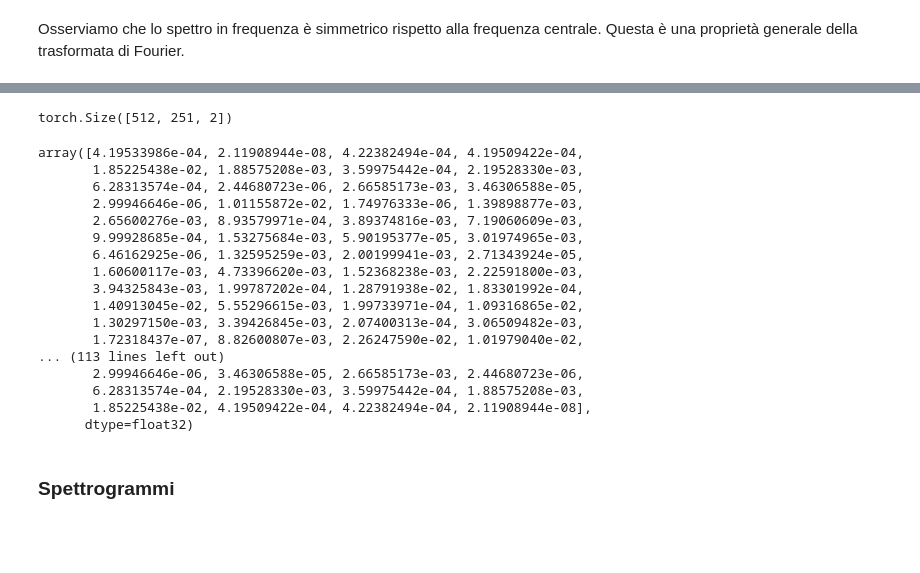
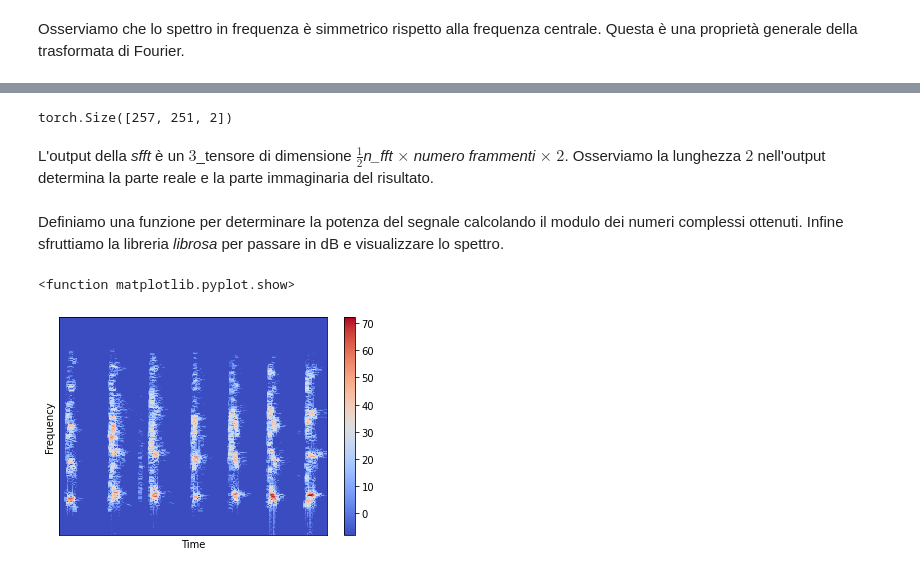
Before and after one commit to CodingTomo/TE-UrbanSound8K, a Jupyter notebook: TE_UrbanSound8K.ipynb, the cells around one changed output, grey strips where cells are left out. Saved outputs shown, nothing was run; the diff lists cells and outputs as text; code cells hidden in the pictures; blank space fills up the shorter version.

```diff
--- a/TE_UrbanSound8K.ipynb
+++ b/TE_UrbanSound8K.ipynb
@@ -171,38 +181,30 @@ L'esigenza di non perdere l'infomazione temporale e al tempo stesso di non voler
 # %%
 n_fft = 512
 hop_length = 128
-sfft_8k_mono = torch.stft(torch.squeeze(waveform_mono_8K), n_fft=n_fft, hop_length=hop_length, onesided=False)
+sfft_8k_mono = torch.stft(torch.squeeze(waveform_mono_8K), n_fft=n_fft, hop_length=hop_length, onesided=True)
+sfft_8k_mono.shape
+# %% [output]
+torch.Size([257, 251, 2])
-# %%
-sfft_8k_mono.shape
-# %% [output]
-torch.Size([512, 251, 2])
+# %% [markdown]
+L'output della *sfft* è un $3$_tensore di dimensione $\frac{1}{2}$*n\_fft* $\times$ *numero frammenti* $\times$ $2$. Osserviamo la lunghezza $2$ nell'output determina la parte reale e la parte immaginaria del risultato.
+# %% [markdown]
+Definiamo una funzione per determinare la potenza del segnale calcolando il modulo dei numeri complessi ottenuti. Infine sfruttiamo la libreria *librosa* per passare in dB e visualizzare lo spettro.
 # %%
 def magnitude(t):
   magnitude = t[:,0,0]**2+t[:,0,1]**2
-  for i in range(t.shape[1]):
-    np.hstack((magnitude, t[:,i,0]**2+t[:,i,1]**2))
+  for i in range(1, t.shape[1]):
+    magnitude = np.vstack((magnitude, t[:,i,0]**2+t[:,i,1]**2))
 
-  return magnitude
+  return magnitude.T
 
 magnitude = magnitude(sfft_8k_mono.numpy())
-magnitude
+magnitude_db = librosa.amplitude_to_db(magnitude)
-# %% [output]
-array([4.19533986e-04, 2.11908944e-08, 4.22382494e-04, 4.19509422e-04,
-       1.85225438e-02, 1.88575208e-03, 3.59975442e-04, 2.19528330e-03,
-       6.28313574e-04, 2.44680723e-06, 2.66585173e-03, 3.46306588e-05,
-       2.99946646e-06, 1.01155872e-02, 1.74976333e-06, 1.39898877e-03,
-       2.65600276e-03, 8.93579971e-04, 3.89374816e-03, 7.19060609e-03,
-       9.99928685e-04, 1.53275684e-03, 5.90195377e-05, 3.01974965e-03,
-       6.46162925e-06, 1.32595259e-03, 2.00199941e-03, 2.71343924e-05,
-       1.60600117e-03, 4.73396620e-03, 1.52368238e-03, 2.22591800e-03,
-       3.94325843e-03, 1.99787202e-04, 1.28791938e-02, 1.83301992e-04,
-       1.40913045e-02, 5.55296615e-03, 1.99733971e-04, 1.09316865e-02,
-       1.30297150e-03, 3.39426845e-03, 2.07400313e-04, 3.06509482e-03,
-       1.72318437e-07, 8.82600807e-03, 2.26247590e-02, 1.01979040e-02,
-... (113 lines left out)
-       2.99946646e-06, 3.46306588e-05, 2.66585173e-03, 2.44680723e-06,
-       6.28313574e-04, 2.19528330e-03, 3.59975442e-04, 1.88575208e-03,
-       1.85225438e-02, 4.19509422e-04, 4.22382494e-04, 2.11908944e-08],
-      dtype=float32)
-# %% [markdown]
-### Spettrogrammi
+# %%
+display.specshow(magnitude_db, sr=sample_rate, hop_length=hop_length)
+plt.xlabel('Time')
+plt.ylabel('Frequency')
+plt.colorbar()
+plt.show
+# %% [output]
+<function matplotlib.pyplot.show>
+[figure, added]
```
Also changed, not shown: parts of 8 cells of this notebook.
